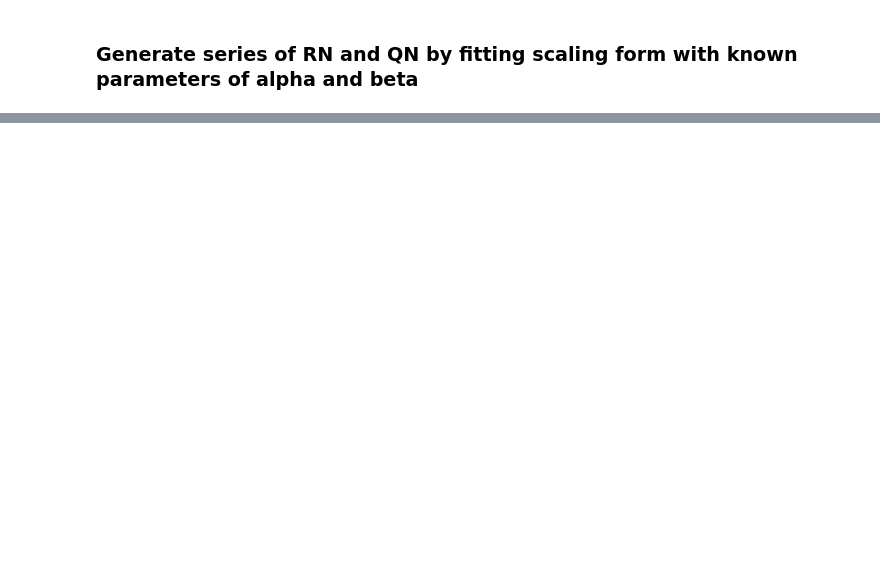
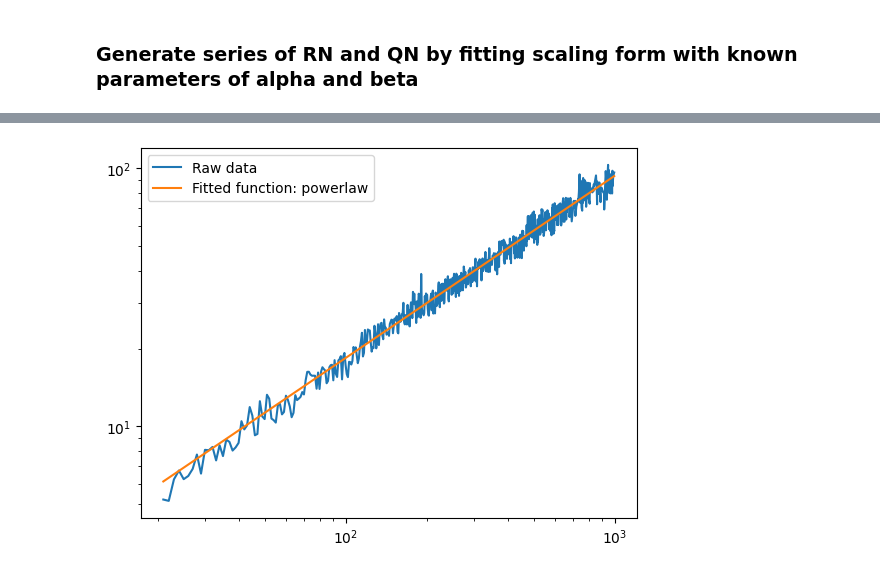
Before and after one commit to anabugaenko/liquidity, a Jupyter notebook: notebooks/MO/finite_size_scaling.ipynb, the cells around one changed output, grey strips where cells are left out. Drawn from its saved outputs; the diff is of its cells as text; code cells hidden in the pictures; blank space fills up the shorter version.

```diff
--- a/notebooks/MO/finite_size_scaling.ipynb
+++ b/notebooks/MO/finite_size_scaling.ipynb
@@ -137,0 +185,2 @@ plt.loglog()
+# %%
+QN_fit_object.powerlaw.fit_results()
@@ -137,0 +208,4 @@ plt.loglog()
+# %%
+QN_fit_object.powerlaw.plot_fit()
+# %% [output]
+[figure, added]
```
Also changed, not shown: parts of 39 cells of this notebook, 10 other files.
